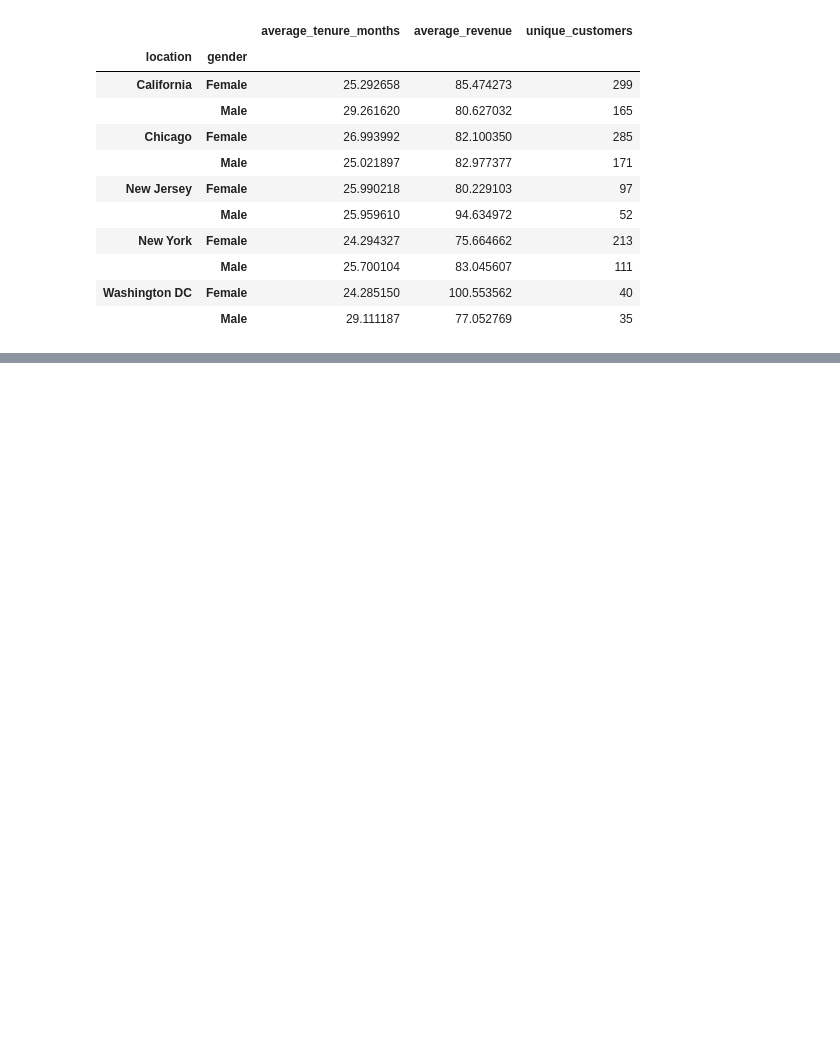
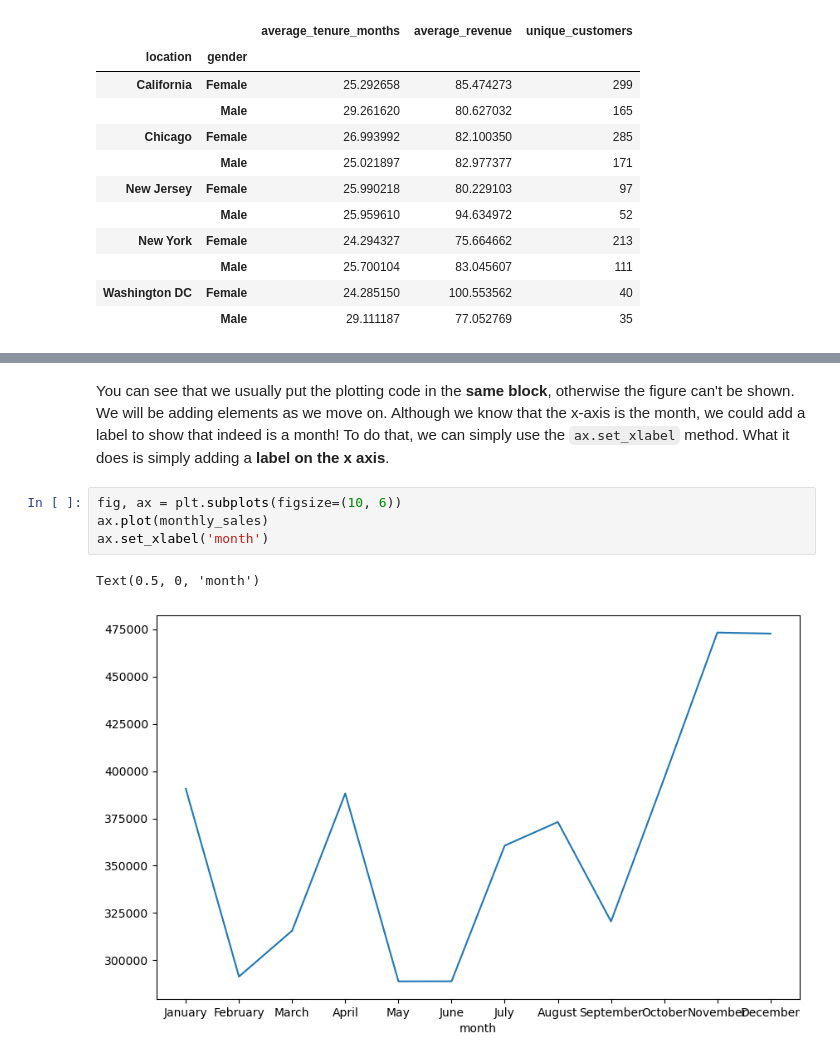
Before and after one commit to kostas-rigan/python-tutorials, a Jupyter notebook: 1-pandas-intro/intro_to_pandas.ipynb, the cells around one changed output, grey strips where cells are left out. Saved outputs shown, nothing was run; the diff lists cells and outputs as text; blank space fills up the shorter version.

```diff
--- a/1-pandas-intro/intro_to_pandas.ipynb
+++ b/1-pandas-intro/intro_to_pandas.ipynb
@@ -1150,0 +1453,9 @@ sales.groupby(by=['location', 'gender'], observed=True).agg(average_tenure_month
+# %% [markdown]
+You can see that we usually put the plotting code in the **same block**, otherwise the figure can't be shown. We will be adding elements as we move on. Although we know that the x-axis is the month, we could add a label to show that indeed is a month! To do that, we can simply use the `ax.set_xlabel` method. What it does is simply adding a **label on the x axis**.
+# %%
+fig, ax = plt.subplots(figsize=(10, 6))
+ax.plot(monthly_sales)
+ax.set_xlabel('month')
+# %% [output]
+Text(0.5, 0, 'month')
+[figure, added]
```
Also changed, not shown: parts of 57 cells of this notebook, 1 other file.
